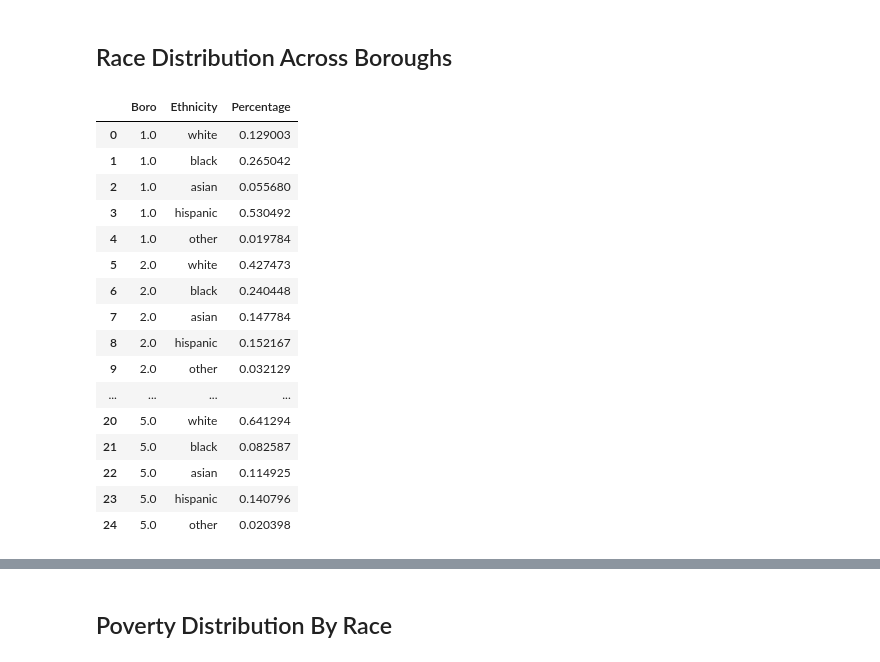
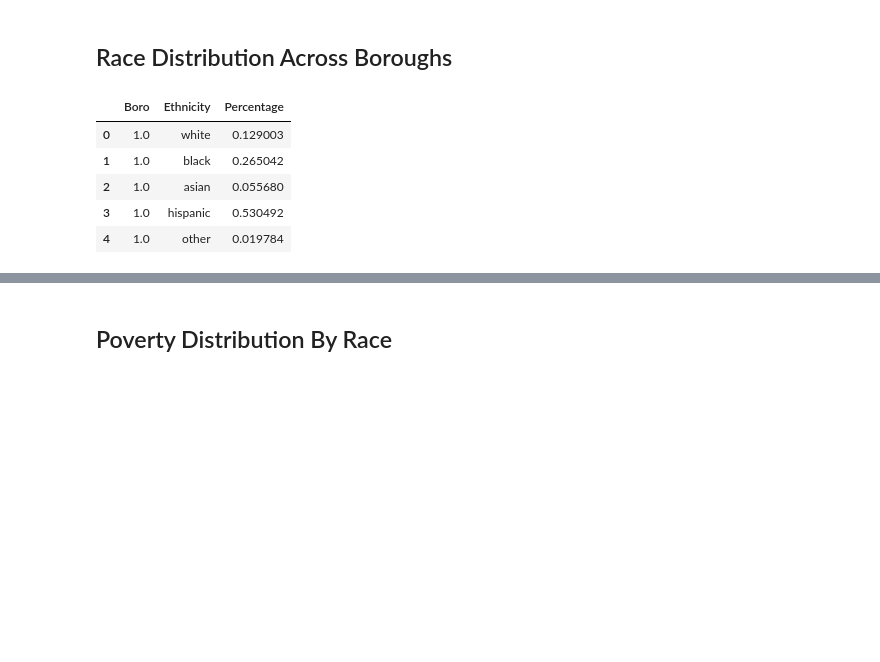
Before and after one commit to Chris0016/ArcGIS-NYC-Mapping, a Jupyter notebook: poverty_race_analysis.ipynb, the cells around one changed output, grey strips where cells are left out. Saved outputs shown, nothing was run; the diff lists cells and outputs as text; code cells hidden in the pictures; blank space fills up the shorter version.

```diff
--- a/poverty_race_analysis.ipynb
+++ b/poverty_race_analysis.ipynb
@@ -208,42 +215,31 @@ for i in range(len(boroughs)):
     race_comp_df = race_comp_df.append({'Boro' : i + 1, "Ethnicity" : "white", "Percentage": curr.white_rate}, ignore_index = True)
     race_comp_df = race_comp_df.append({'Boro' : i + 1, "Ethnicity" : "black", "Percentage": curr.black_rate}, ignore_index = True)
     race_comp_df = race_comp_df.append({'Boro' : i + 1, "Ethnicity" : "asian", "Percentage": curr.asian_rate}, ignore_index = True)
     race_comp_df = race_comp_df.append({'Boro' : i + 1, "Ethnicity" : "hispanic", "Percentage": curr.hispanic_rate}, ignore_index = True)
     race_comp_df = race_comp_df.append({'Boro' : i + 1, "Ethnicity" : "other", "Percentage": curr.other_rate}, ignore_index = True)
 
 
-display(race_comp_df)
+display(race_comp_df.head())
 
 # num_boros = 5
 # num_races = 5
 
 # boro_list = []
 
 # for i in range(1, num_boros + 1):
 #     for j in range(1, num_races + 1):
 #         boro_list.append(i)
 
 # print(boro_list)
 
 
 # race_comp_df['Boro'] = boro_list
 
 # race_comp_df.head()
 # %% [output]
 |  | Boro | Ethnicity | Percentage |
 | 0 | 1.0 | white | 0.129003 |
 | 1 | 1.0 | black | 0.265042 |
 | 2 | 1.0 | asian | 0.055680 |
 | 3 | 1.0 | hispanic | 0.530492 |
 | 4 | 1.0 | other | 0.019784 |
-| 5 | 2.0 | white | 0.427473 |
-| 6 | 2.0 | black | 0.240448 |
-| 7 | 2.0 | asian | 0.147784 |
-| 8 | 2.0 | hispanic | 0.152167 |
-| 9 | 2.0 | other | 0.032129 |
-| ... | ... | ... | ... |
-| 20 | 5.0 | white | 0.641294 |
-| 21 | 5.0 | black | 0.082587 |
-| 22 | 5.0 | asian | 0.114925 |
-| 23 | 5.0 | hispanic | 0.140796 |
-| 24 | 5.0 | other | 0.020398 |
```
Also changed, not shown: parts of 9 cells of this notebook, 1 other file.
